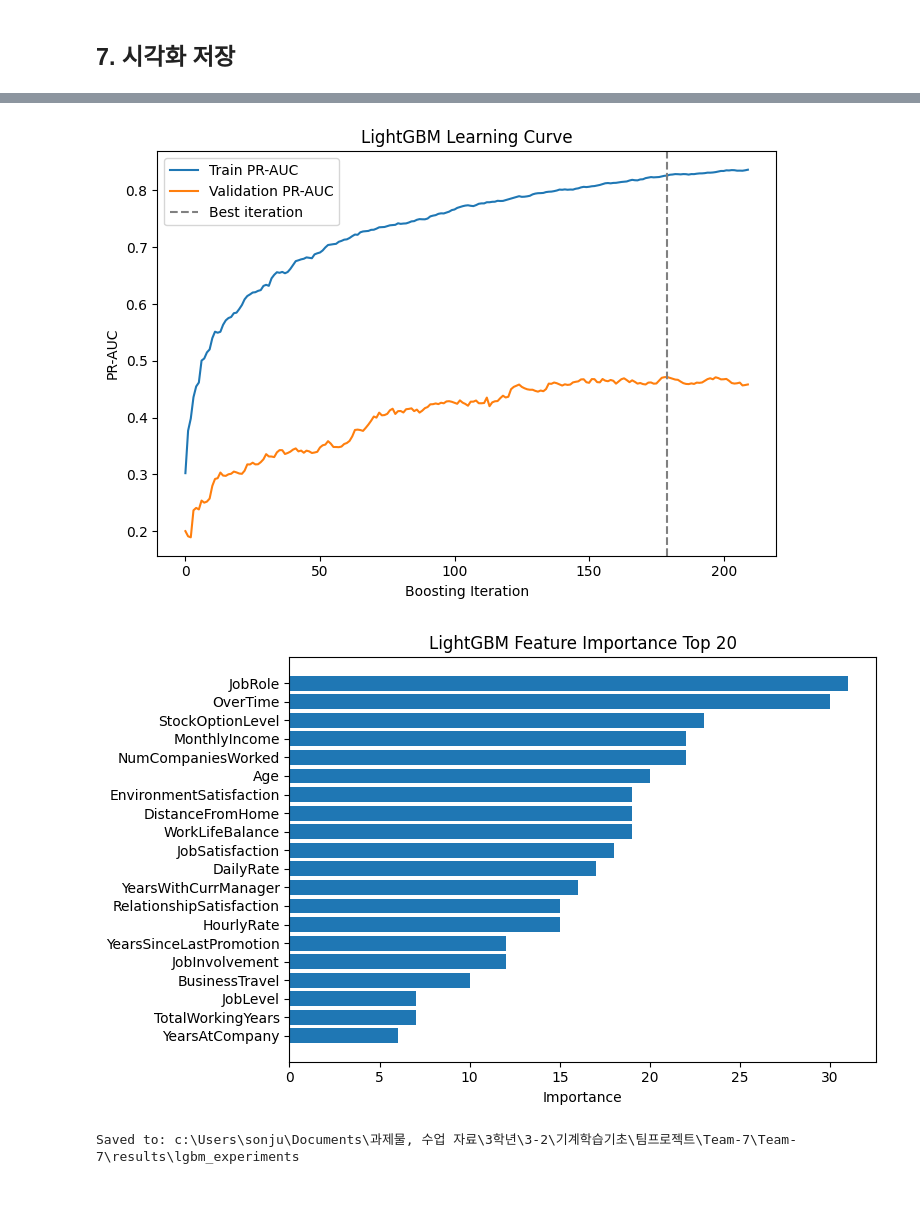
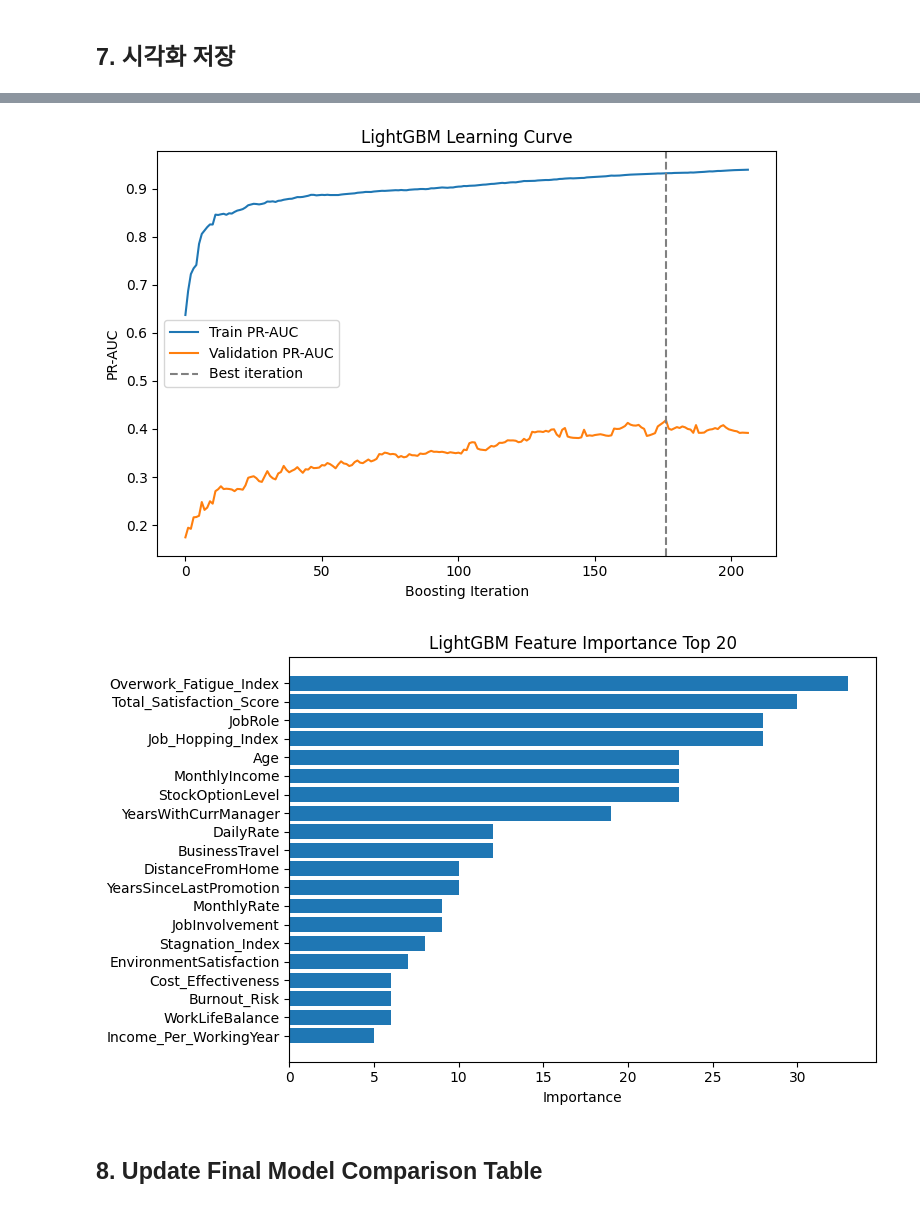
Before and after one commit to 2026-1st/Team-7, a Jupyter notebook: models/LightGBM/LightGBM.ipynb, the cells around one changed output, grey strips where cells are left out. Drawn from its saved outputs; the diff is of its cells as text; code cells hidden in the pictures.

Commit message:
fix: lgbm 모델 fe 적용 버전 업데이트

```diff
--- a/models/LightGBM/LightGBM.ipynb
+++ b/models/LightGBM/LightGBM.ipynb
@@ -5,5 +5,4 @@
 # %%
-
 from pathlib import Path
 import sys
 
@@ -12,10 +11,11 @@ import matplotlib.pyplot as plt
 import numpy as np
 import pandas as pd
 from sklearn.metrics import (
+    ConfusionMatrixDisplay,
     average_precision_score,
-    ConfusionMatrixDisplay,
     confusion_matrix,
     f1_score,
+    log_loss,
     precision_recall_curve,
     precision_score,
     recall_score,
@@ -24,7 +24,6 @@ from sklearn.metrics import (
 from sklearn.model_selection import GridSearchCV, RandomizedSearchCV, StratifiedKFold
 
 
-# data/data_team7.csv 파일이 있는 프로젝트 루트를 찾는 함수
 def find_project_root(start=None):
     start = Path.cwd() if start is None else Path(start).resolve()
     for path in [start, *start.parents]:
@@ -38,15 +37,14 @@ sys.path.insert(0, str(PROJECT_ROOT))
 
 from src.preprocessing_code import get_lgbm_data, load_hr_dataframe
 
+RANDOM_STATE = 42
+USE_FEATURE_ENGINEERING = True
+
 DATA_PATH = PROJECT_ROOT / "data" / "data_team7.csv"
 RESULT_DIR = PROJECT_ROOT / "results" / "lgbm_experiments"
+LGBM_DIR = RESULT_DIR
+
 RESULT_DIR.mkdir(parents=True, exist_ok=True)
 
-RANDOM_STATE = 42
-USE_FEATURE_ENGINEERING = False
-
-print("PROJECT_ROOT:", PROJECT_ROOT)
-print("DATA_PATH:", DATA_PATH)
-print("RESULT_DIR:", RESULT_DIR)
 print("USE_FEATURE_ENGINEERING:", USE_FEATURE_ENGINEERING)
 # %% [output]
@@ -281,7 +277,6 @@ overfit_check_df.to_csv(RESULT_DIR / "lgbm_test_result.csv", index=False, encodi
 # %% [markdown]
 ## 7. 시각화 저장
 # %%
-
 # pr-auc
 precisions, recalls, _ = precision_recall_curve(y_test, test_prob)
 test_pr_auc = average_precision_score(y_test, test_prob)
@@ -297,12 +292,12 @@ plt.savefig(RESULT_DIR / "lgbm_pr_curve.png", dpi=150)
 plt.show()
 
 # 혼동 행렬
-test_pred = (test_prob >= best_threshold).astype(int)
+test_pred = (test_prob >= 0.5).astype(int)
 cm = confusion_matrix(y_test, test_pred)
 
 disp = ConfusionMatrixDisplay(confusion_matrix=cm, display_labels=["No attrition", "attrition"])
 disp.plot(cmap="Blues", values_format="d")
-plt.title(f"LightGBM Confusion Matrix (threshold={best_threshold:.3f})")
+plt.title(f"LightGBM Confusion Matrix (threshold={0.5:.3f})")
 plt.tight_layout()
 plt.savefig(RESULT_DIR / "lgbm_confusion_matrix.png", dpi=150)
 plt.show()
@@ -340,5 +335,4 @@ plt.savefig(RESULT_DIR / "lgbm_feature_importance.png", dpi=150)
 plt.show()
 
 importance.to_csv(RESULT_DIR / "lgbm_feature_importance.csv", index=False, encoding="utf-8-sig")
-print("Saved to:", RESULT_DIR)
 # %% [output]
@@ -347,3 +341,4 @@ print("Saved to:", RESULT_DIR)
-[figure, old version]
+[figure, new version]
-[figure, old version]
+[figure, new version]
-Saved to: c:\Users\sonju\Documents\과제물, 수업 자료\3학년\3-2\기계학습기초\팀프로젝트\Team-7\Team-7\results\lgbm_experiments
+# %% [markdown]
+## 8. Update Final Model Comparison Table
```
Also changed, not shown: parts of 13 cells of this notebook, 7 other files.
